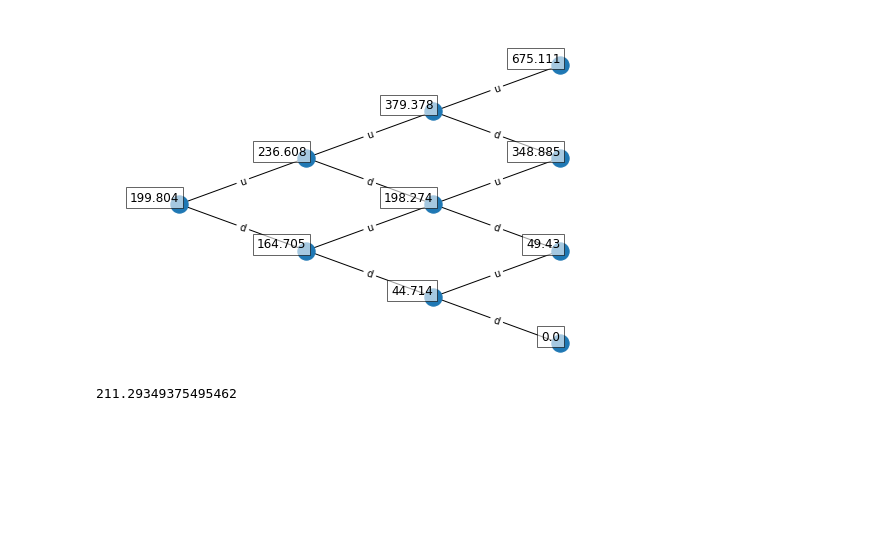
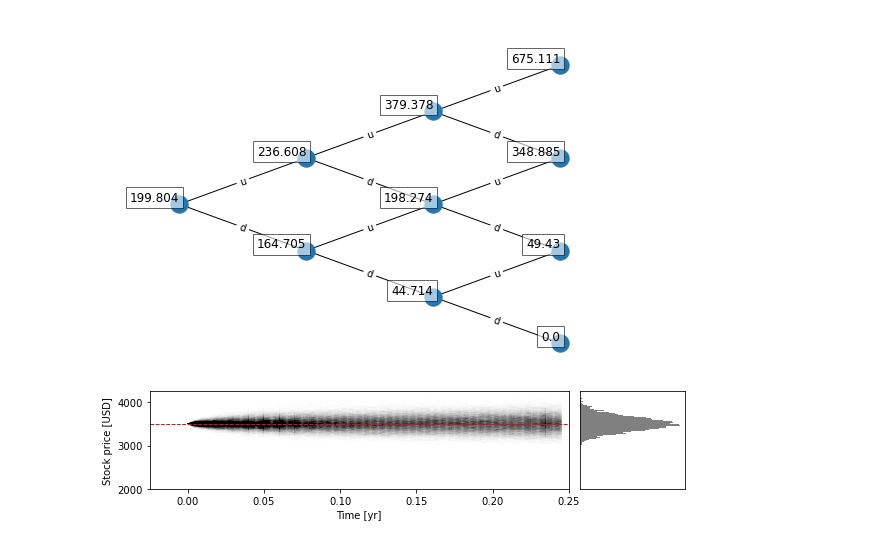
Before and after one commit to LuukOudshoorn25/SPFDM1, a Jupyter notebook: SPFDM 1.ipynb, the cells around one changed output. Cells and saved outputs as stored; diff of their text form; code cells hidden in the pictures; blank space fills up the shorter version.

```diff
--- a/SPFDM 1.ipynb
+++ b/SPFDM 1.ipynb
@@ -537,10 +537,13 @@ FirstBinomialTree.plot_graph(FirstBinomialTree.option_tree,'option__valuetree.pd
 # %%
 # Exercise 1: Monte Carlo Simulation
 class MonteCarlo():
-    def __init__(self,Npaths, Nsteps, T, S, K = 3300,eta = None):
+    def __init__(self,Npaths, Nsteps, T, S, K = 3300,eta = None, rf=None):
         # If we do not call the function with a value,
         # initialize at the "standard" numbers
-        self.rf = np.log((1+0.005/4)**4)
+        if not rf:
+            self.rf = np.log((1+0.005/4)**4)
+        else:
+            self.rf = rf
         self.sigma = np.sqrt(12)*0.0428156
         self.K     = K
         self.x0 = np.log(3500)
@@ -604,35 +607,35 @@ class MonteCarlo():
         a0.set_xticks(a0.get_xticks()[:-1])
         a0.set_xlim(-0.025,self.T)
         a0.set_ylim(2000,4250)
 
         a1.hist(prices[:,-1],bins=100, orientation="horizontal", color='gray')
         a1.set_xticks([])
         a1.set_yticks([])
         a1.set_ylim(2000,4250)
         a0.set_rasterized(True)
         fig.tight_layout(pad=-0.3)
         plt.savefig('manyMCtracks_PDF_otherstart.png', dpi=400,bbox_inches='tight')
         plt.show()
 
 
     def option_price(self, optiontype='call'):
         # Get prices
         prices = self.simulate_many()
         # Get final prices
         finalprices = prices[:,-1]
         # calculate option values
         if optiontype == 'call':
             optionvalues = np.max(np.vstack((np.zeros(len(finalprices)),finalprices-self.K)),axis=0)
         elif optiontype == 'put':
             optionvalues = np.max(np.vstack((np.zeros(len(finalprices)),self.K-finalprices)),axis=0)
         optionvalue = np.mean(optionvalues)
         # Discount to present value
         optionvalue = np.exp(-self.rf*self.T) * optionvalue
         return optionvalue
 
-MC = MonteCarlo(4000,5000,3/12,startingprice)
-MC.option_price()
+MC = MonteCarlo(4000,500,3/12,startingprice)
+MC.plot_many()
 # %% [output]
-211.29349375495462
+[figure, added]
 # %%
 # Investigate sensitivity to eta
```
Also changed, not shown: parts of 4 cells of this notebook, 5 other files.
